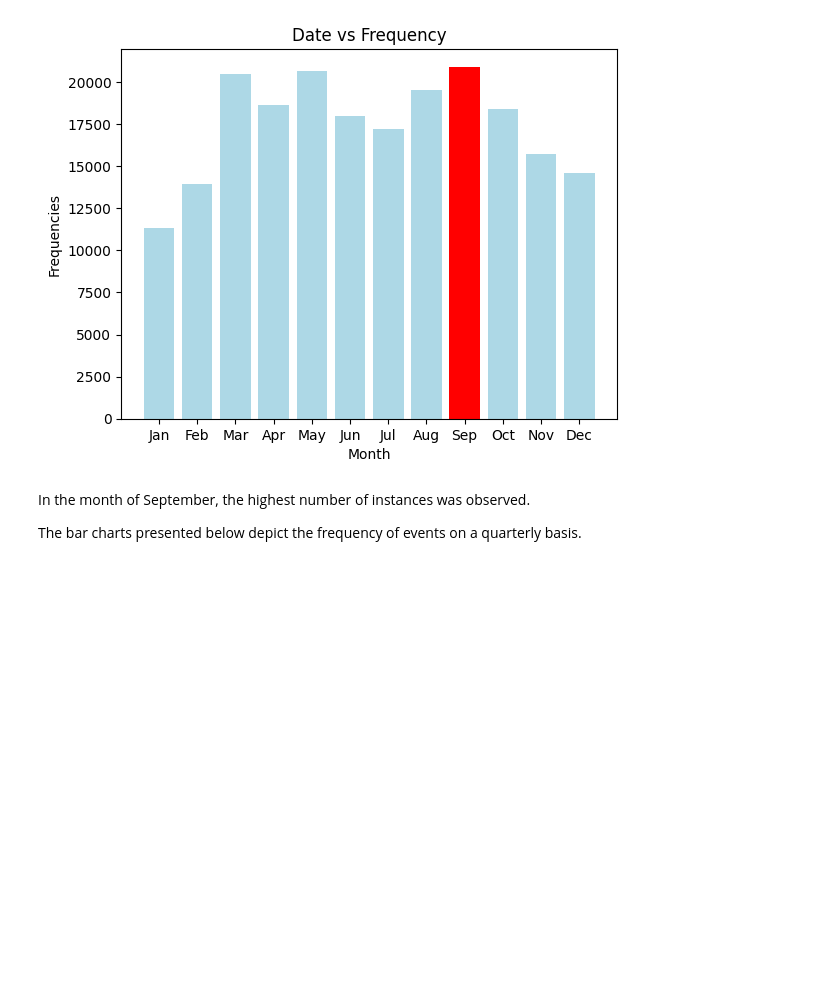
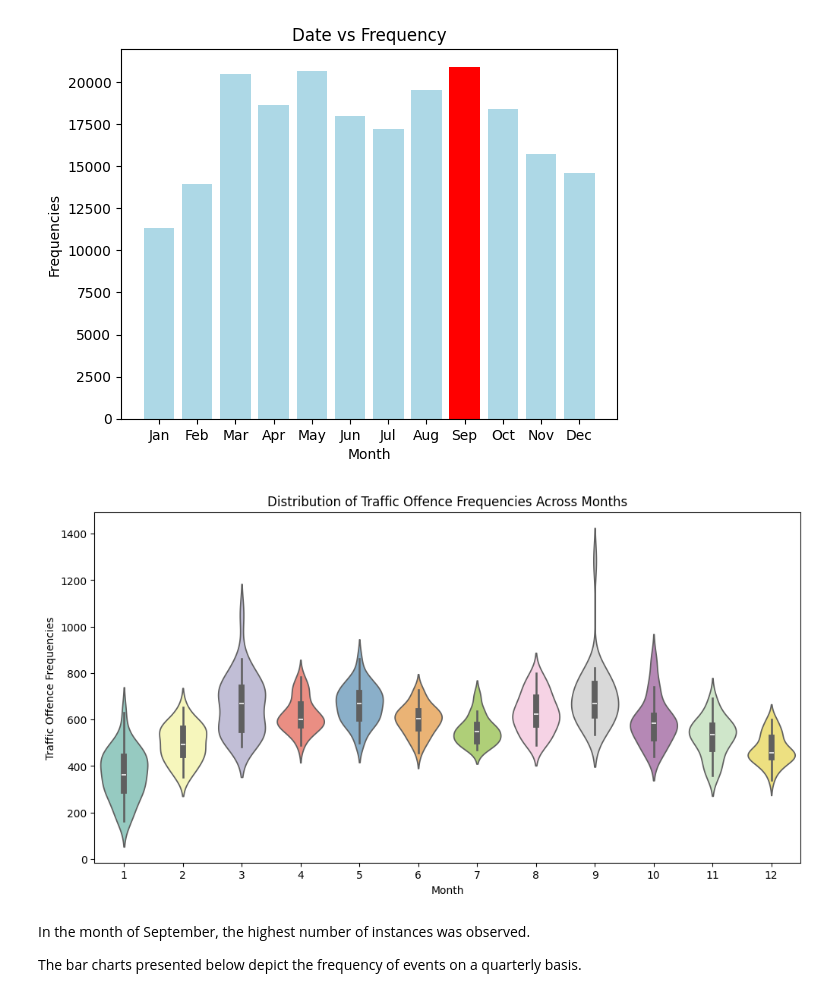
Before and after one commit to shuvanon/made-template-ws2324, a Jupyter notebook: project/report.ipynb, the cells around one changed output. Saved outputs shown, nothing was run; the diff lists cells and outputs as text; code cells hidden in the pictures; blank space fills up the shorter version.

```diff
--- a/project/report.ipynb
+++ b/project/report.ipynb
@@ -185,6 +178,17 @@ plt.title('Date vs Frequency')
 [11317 13918 20503 18644 20639 17987 17187 19531 20913 18428 15700 14603]
 Text(0.5, 1.0, 'Date vs Frequency')
 [figure]
+# %%
+# Violin Plot for comparing the distribution of Traffic Offence Frequencies across different months
+
+plt.figure(figsize=(12, 6))
+sns.violinplot(x=df['DATE'].dt.month, y='TRAFFIC OFFENCE FREQUENCIES', data=df, hue=df['DATE'].dt.month, palette='Set3', legend=False)
+plt.title('Distribution of Traffic Offence Frequencies Across Months')
+plt.xlabel('Month')
+plt.ylabel('Traffic Offence Frequencies')
+plt.show()
+# %% [output]
+[figure, added]
 # %% [markdown]
 In the month of September, the highest number of instances was observed.
 
```
Also changed, not shown: parts of 19 cells of this notebook.
